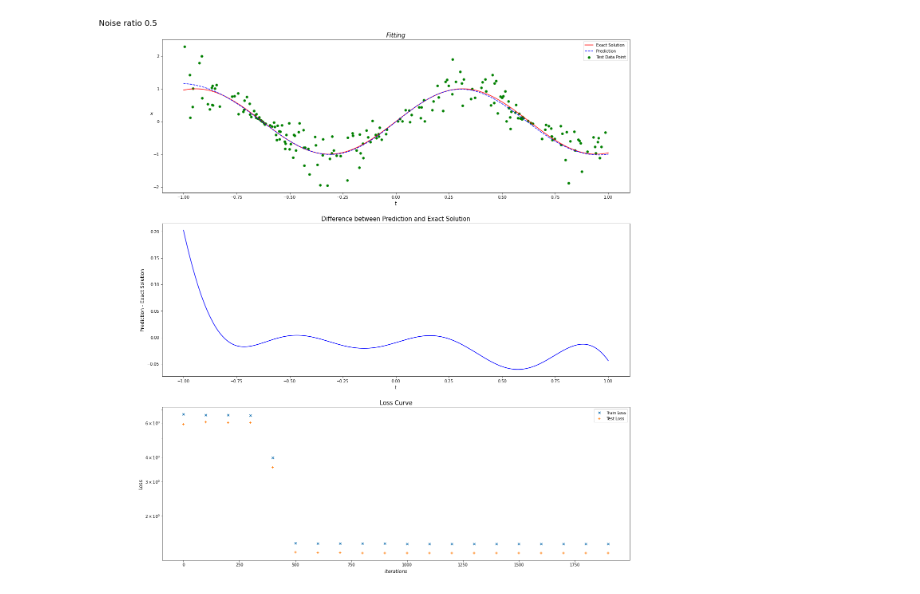
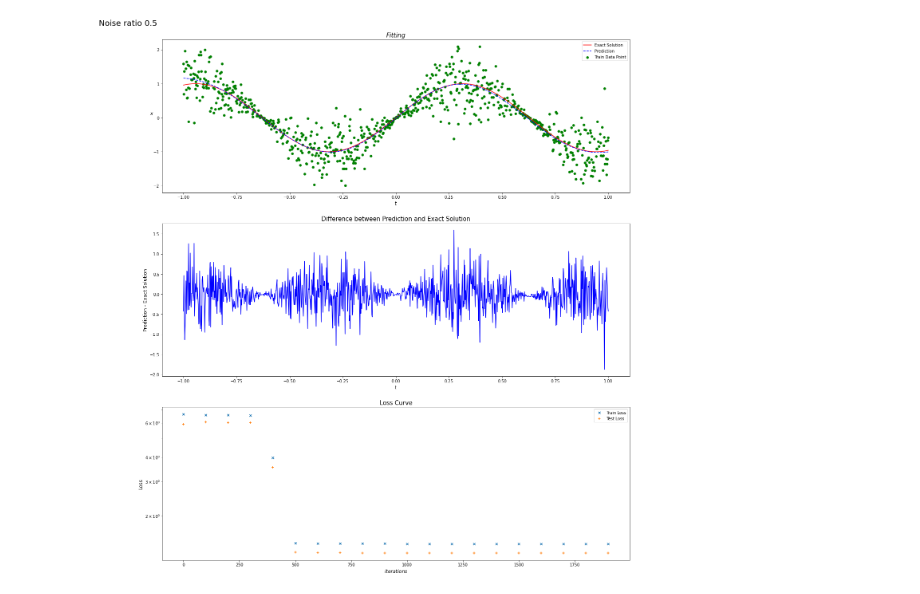
Before and after one commit to GP248CME215/Curve-fitting, a Jupyter notebook: Curve_fitting_1D_Keras.ipynb, the cells around one changed output. Cells and saved outputs as stored; diff of their text form; code cells hidden in the pictures.

Commit message:
Plot training data instead of testing

```diff
--- a/Curve_fitting_1D_Keras.ipynb
+++ b/Curve_fitting_1D_Keras.ipynb
@@ -94,20 +94,20 @@ class NeuralNet:
                 start_time = time.time()
 # %%
 %matplotlib inline
-def plot(t_all, x_all, pred_all, t_test, x_test, title: str):
+def plot(t_all, x_all, x_true, pred_all, t_train, x_train, title: str):
     fig = plt.figure(figsize=(21, 24))
 
     ax = plt.subplot(311)
     ax.plot(t_all, x_true, "r", label="Exact Solution")
     ax.plot(t_all, pred_all, "b--", label="Prediction")
-    ax.scatter(t_test, x_test, s=30, c="g", label="Test Data Point")
+    ax.scatter(t_train, x_train, s=30, c="g", label="Train Data Point")
     ax.legend()
     ax.set_xlabel("$t$", fontsize = 12)
     ax.set_ylabel("$x$", fontsize = 12, rotation = 0)
     ax.set_title("$Fitting$", fontsize = 15)
 
     ax = plt.subplot(312)
-    ax.plot(t_all, pred_all - x_true, "b-")
+    ax.plot(t_all, pred_all - x_all, "b-")
     ax.set_xlabel("$t$", fontsize = 12)
     ax.set_ylabel("Prediction - Exact Solution", fontsize = 12, rotation = 90)
     ax.set_title("Difference between Prediction and Exact Solution", fontsize = 15)
@@ -275,5 +275,5 @@ print('Training time: %.4f' % (elapsed))
 pred_all = model.net(tf.reshape(tf.cast(t_all, dtype=tf.float32), shape=(-1, 1))).numpy().flatten()
 print('Norm of Differnece: %e' % (model.get_test_error().numpy()))
 
-plot(t_all, x_all, pred_all, t_test, x_test, title="Noise ratio 0.5")
+plot(t_all, x_all, x_true, pred_all, t_train, x_train, title="Noise ratio 0.5")
 # %% [output]
@@ -296,5 +296,5 @@ Training time: 16.0140
 Norm of Differnece: 4.640544e-01
-[figure, old version]
+[figure, new version]
 # %%
 # Create data points and get random split of train, test data sets by index slicing
 n_total = 1000
```
Also changed, not shown: parts of 4 cells of this notebook.
